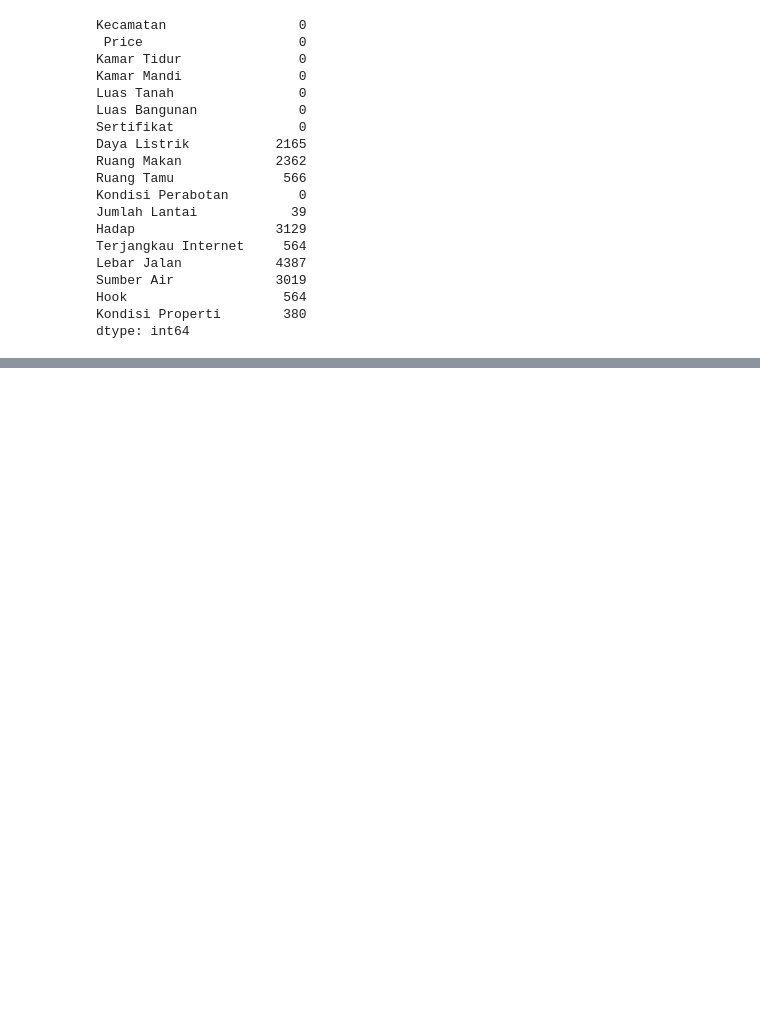
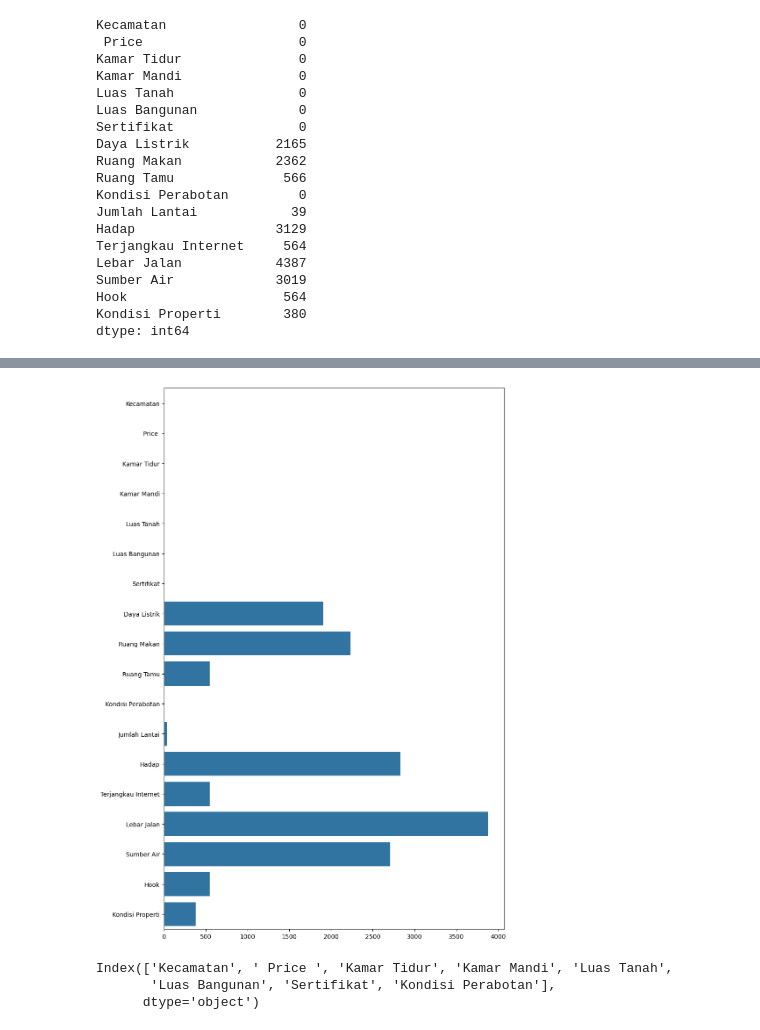
Before and after one commit to ghatpreneur/Pacman-Study-Case, a Jupyter notebook: House Surabaya/house surabaya.ipynb, the cells around one changed output, grey strips where cells are left out. Cells and saved outputs as stored; diff of their text form; code cells hidden in the pictures; blank space fills up the shorter version.

```diff
--- a/House Surabaya/house surabaya.ipynb
+++ b/House Surabaya/house surabaya.ipynb
@@ -52,0 +200,4 @@ dtype: int64
+# %%
+house[' Price '] = house[' Price '].str.replace('.','', regex=False)
+# %%
+house[' Price '] = house[' Price '].astype('Float64')
@@ -52,0 +317,2 @@ dtype: int64
+# %%
+house['Jumlah Lantai'] = house['Jumlah Lantai'].astype('Int64')
@@ -52,0 +395,22 @@ dtype: int64
+# %%
+house_missing_values = house.isna().sum()
+# %%
+# buat figure
+fig, ax = plt.subplots(figsize = (10, 16))
+
+# buat barplot presentase NaN tiap kolom
+sns.barplot(data = house_missing_values,
+            orient="h",
+            ax = ax)
+
+# menampilkan visualisasi
+plt.show()
+# %% [output]
+[figure, added]
+# %%
+missing_5 = house_missing_values[house_missing_values < 0.5].index
+missing_5
+# %% [output]
+Index(['Kecamatan', ' Price ', 'Kamar Tidur', 'Kamar Mandi', 'Luas Tanah',
+       'Luas Bangunan', 'Sertifikat', 'Kondisi Perabotan'],
+      dtype='object')
```
Also changed, not shown: parts of 83 cells of this notebook, 13 other files.
